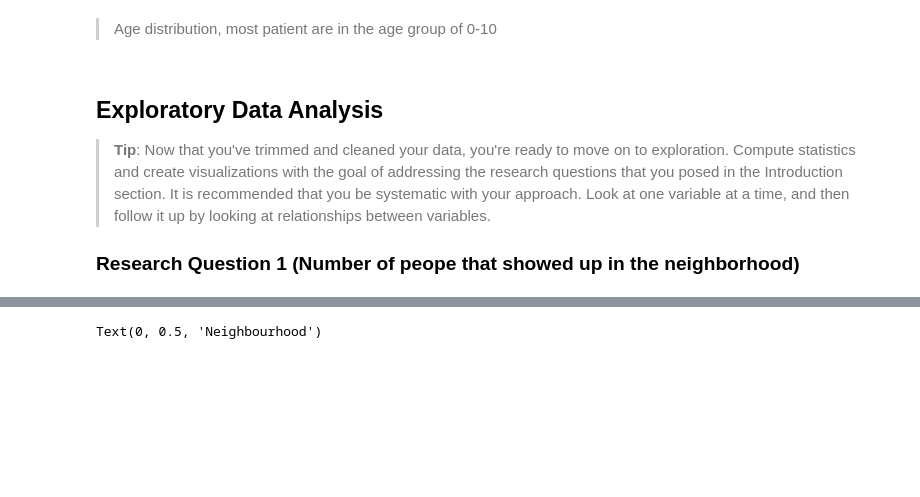
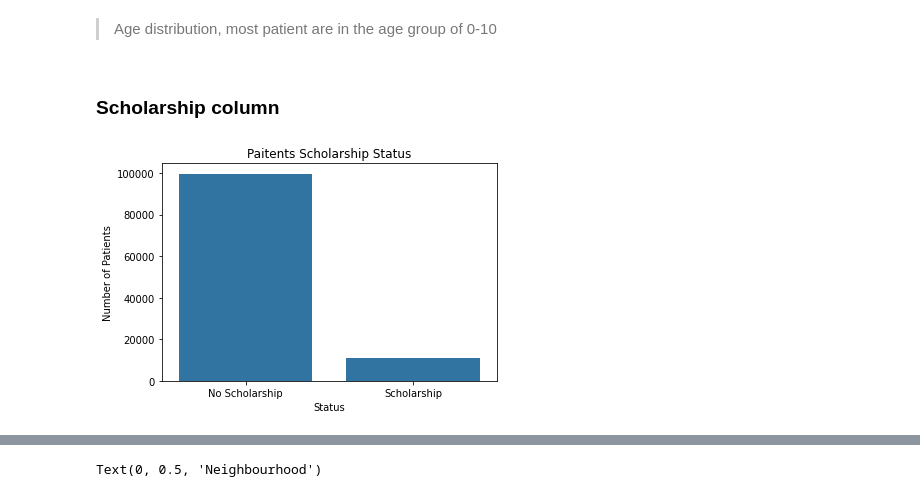
Before and after one commit to horlamiedea/Udacity-project, a Jupyter notebook: investigate-a-dataset-template.ipynb, the cells around one changed output, grey strips where cells are left out. Cells and saved outputs as stored; diff of their text form; code cells hidden in the pictures; blank space fills up the shorter version.

```diff
--- a/investigate-a-dataset-template.ipynb
+++ b/investigate-a-dataset-template.ipynb
@@ -248,3 +309,8 @@ df.handcap.value_counts()
 3        13
 4         3
 Name: handcap, dtype: int64
+# %%
+# if the value is greater than 1 change it to 1, otherwise keep it
+df['handcap'] = np.where(df['handcap'] > 1, 1, df['handcap'])
+# confirm
+df.handcap.value_counts()
@@ -254,7 +324,3 @@ df.show.value_counts()
 No     88207
 Yes    22319
 Name: show, dtype: int64
-# %%
-df[df['show'] == 'Yes'] = '1'
-df[df['show'] == 'No'] = '0'
-df['show'] = pd.to_numeric(df['show'])
@@ -281,0 +327,5 @@ Name: gender, dtype: int64
+# %%
+# if the value Yes then change it to 1, otherwise 0
+df.show = np.where(df.show == "Yes", 1, 0)
+# confirm
+df.show.value_counts()
@@ -281,0 +346,4 @@ Name: gender, dtype: int64
+# %%
+# if the value Yes then change it to 1, otherwise 0 for sms recieved
+df.sms_r = df.sms_received.map({1:'Yes', 0: 'No'})
+df.sms_r.value_counts()
@@ -317,10 +406,14 @@ plt.title('Distribution of Patients Age');
 [figure]
 # %% [markdown]
 > Age distribution, most patient are in the age group of 0-10
-# %% [markdown]
-<a id='eda'></a>
-## Exploratory Data Analysis
-
-> **Tip**: Now that you've trimmed and cleaned your data, you're ready to move on to exploration. Compute statistics and create visualizations with the goal of addressing the research questions that you posed in the Introduction section. It is recommended that you be systematic with your approach. Look at one variable at a time, and then follow it up by looking at relationships between variables.
-
-### Research Question 1 (Number of peope that showed up in the neighborhood)
+# %% [markdown]
+### Scholarship column
+# %%
+# plot a bar chart
+sns.countplot(data = df, x = 'scholarship', color = base_color)
+plt.title('Paitents Scholarship Status')
+plt.xticks([0, 1], ['No Scholarship', 'Scholarship'])
+plt.xlabel('Status')
+plt.ylabel('Number of Patients');
+# %% [output]
+[figure, added]
```
Also changed, not shown: parts of 99 cells of this notebook, 1 other file.
